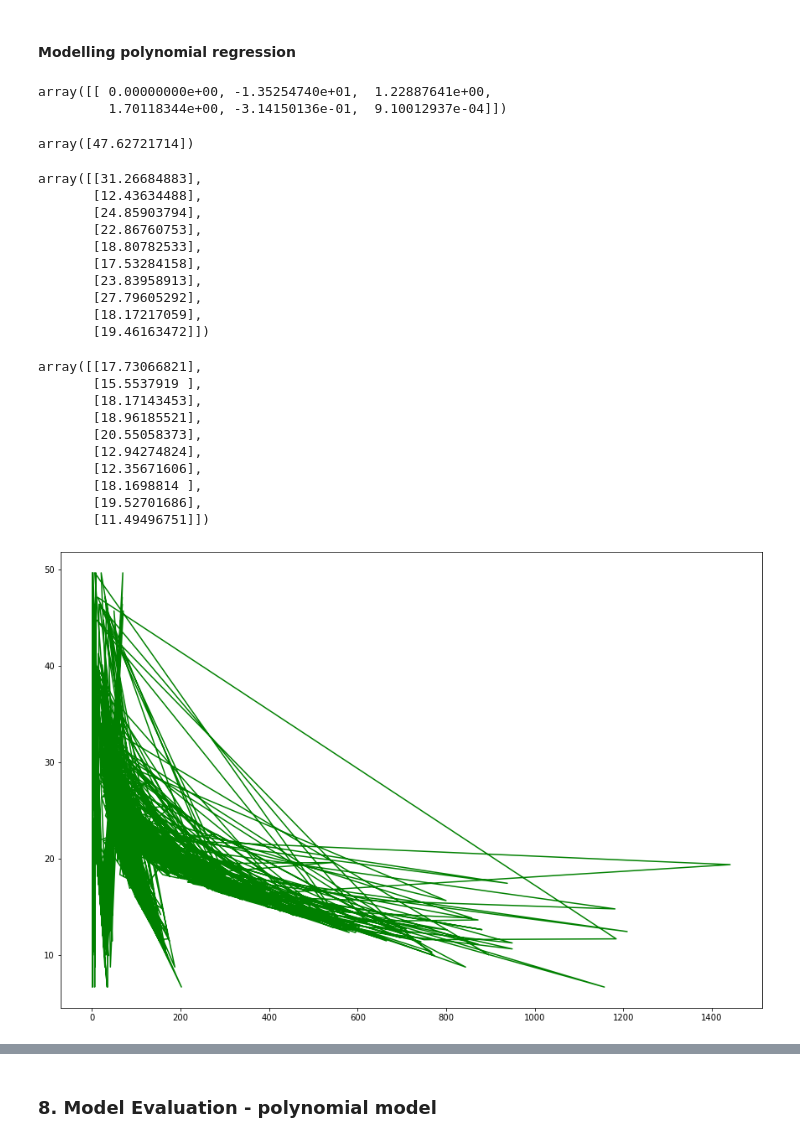
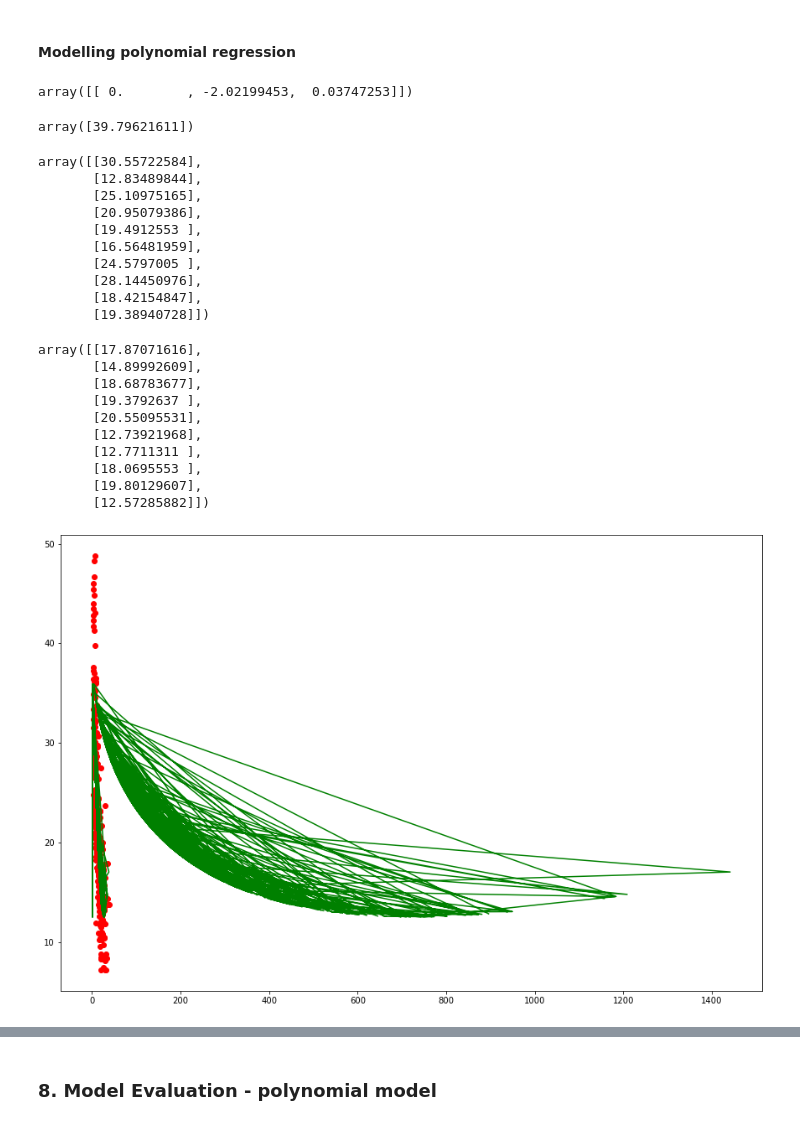
Before and after one commit to jace-nair/polynomial-linear-regression-repo, a Jupyter notebook: polynomial_linear_regression.ipynb, the cells around one changed output, grey strips where cells are left out. Cells and saved outputs as stored; diff of their text form; code cells hidden in the pictures.

```diff
--- a/polynomial_linear_regression.ipynb
+++ b/polynomial_linear_regression.ipynb
@@ -358,7 +355,7 @@ Text(0.5, 1.0, 'Visualizing Profit outliers')
 [figure]
 # %%
 # Select Feature variable 'Marketing Spend' (X)
-X_select = df_filtered[['RM', 'LSTAT']]
+X_select = df_filtered[['LSTAT']]
 X = X_select.values
 X.shape
 # %% [output]
@@ -524,13 +506,12 @@ model_lm_pm = lm_pm.fit(X_train_poly, y_train)
 # model coeffiencint
 model_lm_pm.coef_
 # %% [output]
-array([[ 0.00000000e+00, -1.35254740e+01,  1.22887641e+00,
-         1.70118344e+00, -3.14150136e-01,  9.10012937e-04]])
+array([[ 0.        , -2.02199453,  0.03747253]])
 # %%
 # model intercept
 model_lm_pm.intercept_
 # %% [output]
-array([47.62721714])
+array([39.79621611])
 # %%
 # Ask the model to predict.
 # Pass the testing data which has the input values.
@@ -540,39 +521,39 @@ y_predictions_train_lm_pm = model_lm_pm.predict(X_train_poly)
 # Show test predictions
 y_predictions_test_lm_pm [0:10]
 # %% [output]
-array([[31.26684883],
-       [12.43634488],
-       [24.85903794],
-       [22.86760753],
-       [18.80782533],
-       [17.53284158],
-       [23.83958913],
-       [27.79605292],
-       [18.17217059],
-       [19.46163472]])
+array([[30.55722584],
+       [12.83489844],
+       [25.10975165],
+       [20.95079386],
+       [19.4912553 ],
+       [16.56481959],
+       [24.5797005 ],
+       [28.14450976],
+       [18.42154847],
+       [19.38940728]])
 # %%
 # Show test predictions
 y_predictions_train_lm_pm [0:10]
 # %% [output]
-array([[17.73066821],
-       [15.5537919 ],
-       [18.17143453],
-       [18.96185521],
-       [20.55058373],
-       [12.94274824],
-       [12.35671606],
-       [18.1698814 ],
-       [19.52701686],
-       [11.49496751]])
+array([[17.87071616],
+       [14.89992609],
+       [18.68783677],
+       [19.3792637 ],
+       [20.55095531],
+       [12.73921968],
+       [12.7711311 ],
+       [18.0695553 ],
+       [19.80129607],
+       [12.57285882]])
 # %%
 # Visualizing polynomial regression plot on predicted training data and comparing
 # it to scatter plot of original training data set.
 plt.figure(figsize=(15,10))
 plt.plot(X_train_poly, y_predictions_train_lm_pm, color="green", label="poly regression")
-#plt.scatter(X_train, y_train, c='green')
+plt.scatter(X_train, y_train, c='red')
 plt.show()
 # %% [output]
-[figure, old version]
+[figure, new version]
 # %%
 # Visualizing polynomial regression plot on predicted test data and comparing
 # it to scatter plot of original test data set.
```
Also changed, not shown: parts of 37 cells of this notebook.
